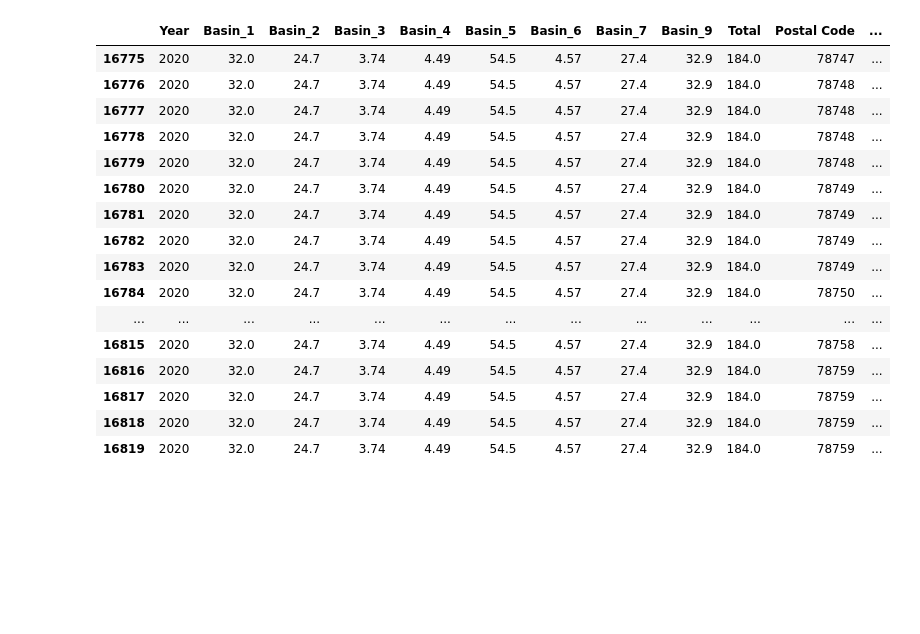
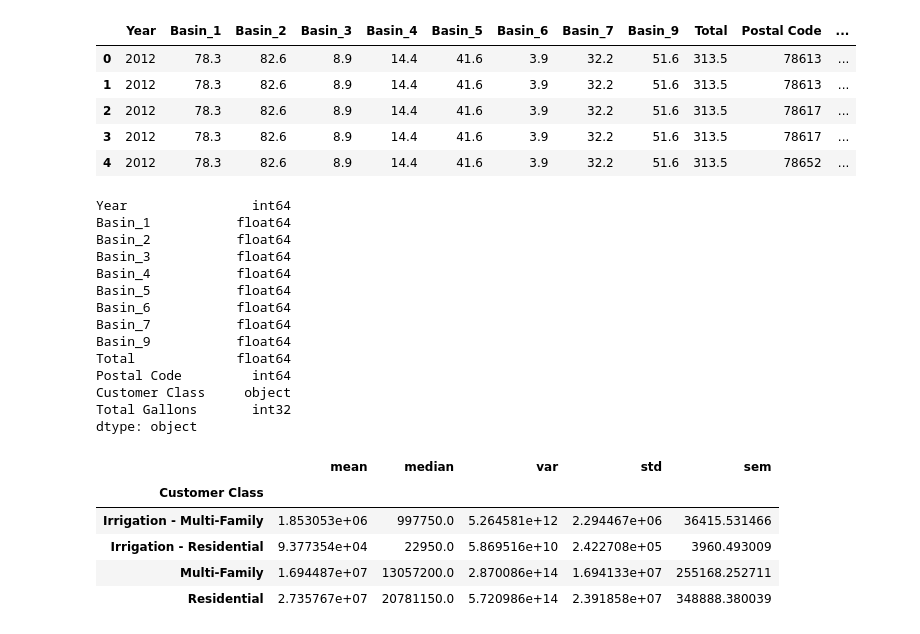
Before and after one commit to Victarrion/Nino_Nina_AustinTX, a Jupyter notebook: Water_Part.ipynb, the cells around one changed output. Saved outputs shown, nothing was run; the diff lists cells and outputs as text; code cells hidden in the pictures; blank space fills up the shorter version.

```diff
--- a/Water_Part.ipynb
+++ b/Water_Part.ipynb
@@ -6,41 +8,59 @@ import requests
 # %%
 # Study data files
 aquifer_metadata_path = "datasets/archive/Edwards_Aquifer_annual_recharge_2000_2020.csv"
 Residential_Water_data_path = "datasets/archive/Austin_Water_-_Residential_Water_Consumption.csv"
 
-# Read the mouse data and the study results
+# Read the water data and the study results
 aquifer_metadata = pd.read_csv(aquifer_metadata_path)
 Residential_Water_data = pd.read_csv(Residential_Water_data_path)
 
 # Combine the data
 
 Residential_Water_data['Year'] = Residential_Water_data ['Year Month'].str.split ('/').str [0]
 
 Residential_Water_data['Year'] = Residential_Water_data['Year'].astype(int)
 Residential_Water_data['Year'] = pd.to_numeric(Residential_Water_data['Year'])
 
+Residential_Water_data['Total Gallons'] = Residential_Water_data['Total Gallons'].astype(int)
+
 # Combine the data into a single DataFrame
 
 water_complete_complete = (pd.merge(aquifer_metadata, Residential_Water_data, how="inner", on=["Year"]))
 water_complete_complete = water_complete_complete.drop(['Year Month'], axis=1)
 
 # Display the data table for preview
-water_complete_complete.tail(45)
+water_complete_complete.head()
 # %% [output]
 |  | Year | Basin_1 | Basin_2 | Basin_3 | Basin_4 | Basin_5 | Basin_6 | Basin_7 | Basin_9 | Total | Postal Code | ... |
-| 16775 | 2020 | 32.0 | 24.7 | 3.74 | 4.49 | 54.5 | 4.57 | 27.4 | 32.9 | 184.0 | 78747 | ... |
-| 16776 | 2020 | 32.0 | 24.7 | 3.74 | 4.49 | 54.5 | 4.57 | 27.4 | 32.9 | 184.0 | 78748 | ... |
-| 16777 | 2020 | 32.0 | 24.7 | 3.74 | 4.49 | 54.5 | 4.57 | 27.4 | 32.9 | 184.0 | 78748 | ... |
-| 16778 | 2020 | 32.0 | 24.7 | 3.74 | 4.49 | 54.5 | 4.57 | 27.4 | 32.9 | 184.0 | 78748 | ... |
-| 16779 | 2020 | 32.0 | 24.7 | 3.74 | 4.49 | 54.5 | 4.57 | 27.4 | 32.9 | 184.0 | 78748 | ... |
-| 16780 | 2020 | 32.0 | 24.7 | 3.74 | 4.49 | 54.5 | 4.57 | 27.4 | 32.9 | 184.0 | 78749 | ... |
-| 16781 | 2020 | 32.0 | 24.7 | 3.74 | 4.49 | 54.5 | 4.57 | 27.4 | 32.9 | 184.0 | 78749 | ... |
-| 16782 | 2020 | 32.0 | 24.7 | 3.74 | 4.49 | 54.5 | 4.57 | 27.4 | 32.9 | 184.0 | 78749 | ... |
-| 16783 | 2020 | 32.0 | 24.7 | 3.74 | 4.49 | 54.5 | 4.57 | 27.4 | 32.9 | 184.0 | 78749 | ... |
-| 16784 | 2020 | 32.0 | 24.7 | 3.74 | 4.49 | 54.5 | 4.57 | 27.4 | 32.9 | 184.0 | 78750 | ... |
-| ... | ... | ... | ... | ... | ... | ... | ... | ... | ... | ... | ... | ... |
-| 16815 | 2020 | 32.0 | 24.7 | 3.74 | 4.49 | 54.5 | 4.57 | 27.4 | 32.9 | 184.0 | 78758 | ... |
-| 16816 | 2020 | 32.0 | 24.7 | 3.74 | 4.49 | 54.5 | 4.57 | 27.4 | 32.9 | 184.0 | 78759 | ... |
-| 16817 | 2020 | 32.0 | 24.7 | 3.74 | 4.49 | 54.5 | 4.57 | 27.4 | 32.9 | 184.0 | 78759 | ... |
-| 16818 | 2020 | 32.0 | 24.7 | 3.74 | 4.49 | 54.5 | 4.57 | 27.4 | 32.9 | 184.0 | 78759 | ... |
-| 16819 | 2020 | 32.0 | 24.7 | 3.74 | 4.49 | 54.5 | 4.57 | 27.4 | 32.9 | 184.0 | 78759 | ... |
+| 0 | 2012 | 78.3 | 82.6 | 8.9 | 14.4 | 41.6 | 3.9 | 32.2 | 51.6 | 313.5 | 78613 | ... |
+| 1 | 2012 | 78.3 | 82.6 | 8.9 | 14.4 | 41.6 | 3.9 | 32.2 | 51.6 | 313.5 | 78613 | ... |
+| 2 | 2012 | 78.3 | 82.6 | 8.9 | 14.4 | 41.6 | 3.9 | 32.2 | 51.6 | 313.5 | 78617 | ... |
+| 3 | 2012 | 78.3 | 82.6 | 8.9 | 14.4 | 41.6 | 3.9 | 32.2 | 51.6 | 313.5 | 78617 | ... |
+| 4 | 2012 | 78.3 | 82.6 | 8.9 | 14.4 | 41.6 | 3.9 | 32.2 | 51.6 | 313.5 | 78652 | ... |
+# %%
+water_complete_complete.dtypes
+# %% [output]
+Year                int64
+Basin_1           float64
+Basin_2           float64
+Basin_3           float64
+Basin_4           float64
+Basin_5           float64
+Basin_6           float64
+Basin_7           float64
+Basin_9           float64
+Total             float64
+Postal Code         int64
+Customer Class     object
+Total Gallons       int32
+dtype: object
+# %%
+summary_df2 = water_complete_complete.groupby('Customer Class')['Total Gallons'].agg(['mean', 'median', 'var', 'std','sem'])
+summary_df2
+# %% [output]
+|  | mean | median | var | std | sem |
+| Customer Class |  |  |  |  |  |
+| Irrigation - Multi-Family | 1.853053e+06 | 997750.0 | 5.264581e+12 | 2.294467e+06 | 36415.531466 |
+| Irrigation - Residential | 9.377354e+04 | 22950.0 | 5.869516e+10 | 2.422708e+05 | 3960.493009 |
+| Multi-Family | 1.694487e+07 | 13057200.0 | 2.870086e+14 | 1.694133e+07 | 255168.252711 |
+| Residential | 2.735767e+07 | 20781150.0 | 5.720986e+14 | 2.391858e+07 | 348888.380039 |
```
Also changed, not shown: parts of 3 cells of this notebook, 1 other file.
